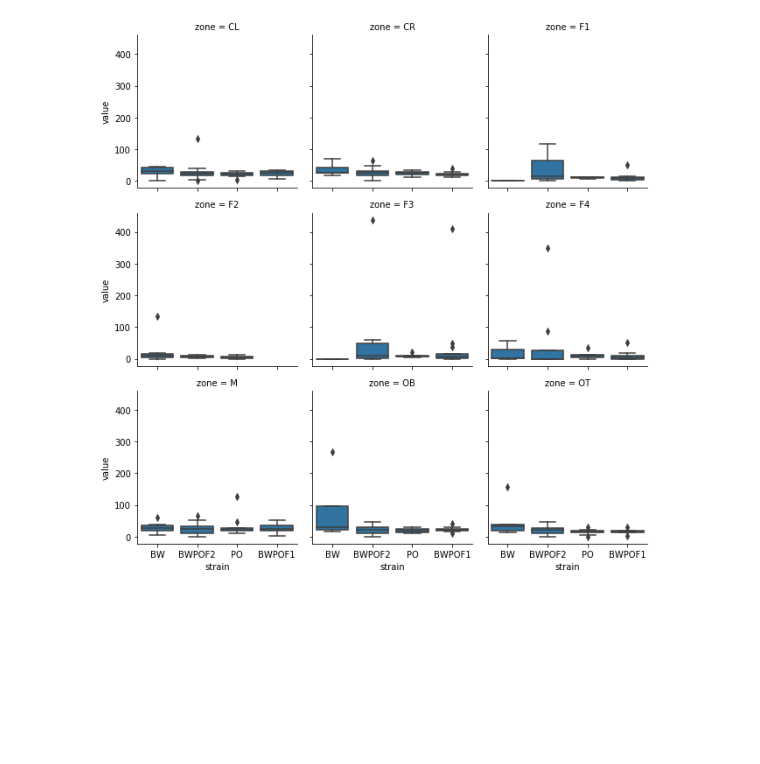
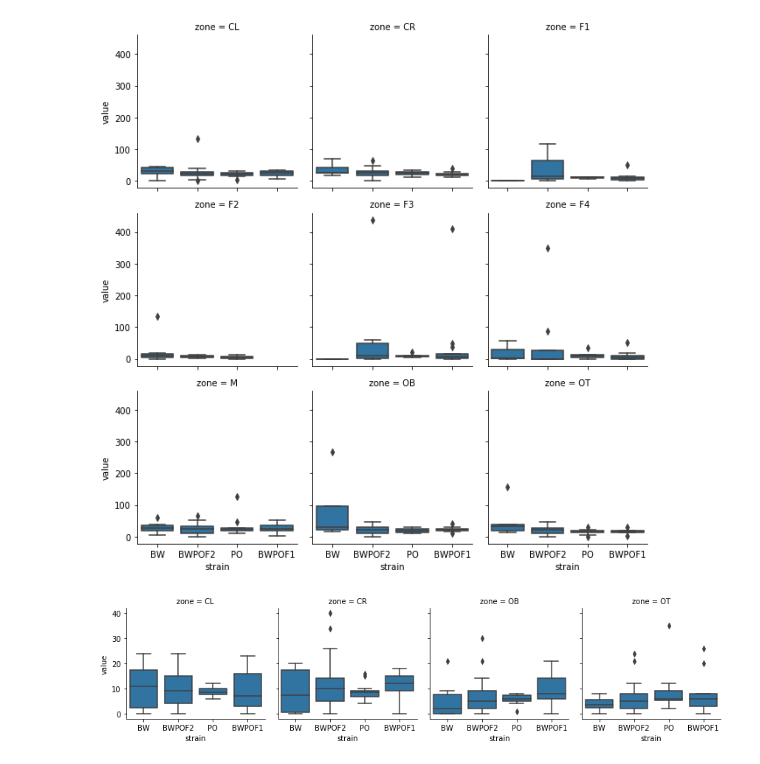
Before and after one commit to zachbogart/mice_behavior_capstone, a Jupyter notebook: analysis/explore_cc.ipynb, the cells around one changed output. Saved outputs shown, nothing was run; the diff lists cells and outputs as text; code cells hidden in the pictures; blank space fills up the shorter version.

```diff
--- a/analysis/explore_cc.ipynb
+++ b/analysis/explore_cc.ipynb
@@ -151,3 +163,13 @@ g = sns.FacetGrid(sm_med_speeds2, col="zone", col_wrap=3)
 g.map(sns.boxplot, "strain", "value");
 # %% [output]
 [figure]
+# %%
+arm_entries = mice[['sex', 'strain','tot_arm_entries_CL', 'tot_arm_entries_CR',
+                    'tot_arm_entries_OB','tot_arm_entries_OT']]
+arm_entries = pd.melt(arm_entries, id_vars = ['sex', 'strain'], var_name = 'Tot_Arm_Entries')
+arm_entries['zone']= arm_entries.Tot_Arm_Entries.apply(lambda x: str(x).split('_')[3])
+
+g = sns.FacetGrid(arm_entries, col="zone", col_wrap=4)
+g.map(sns.boxplot, "strain", "value");
+# %% [output]
+[figure, added]
```
Also changed, not shown: parts of 9 cells of this notebook.
